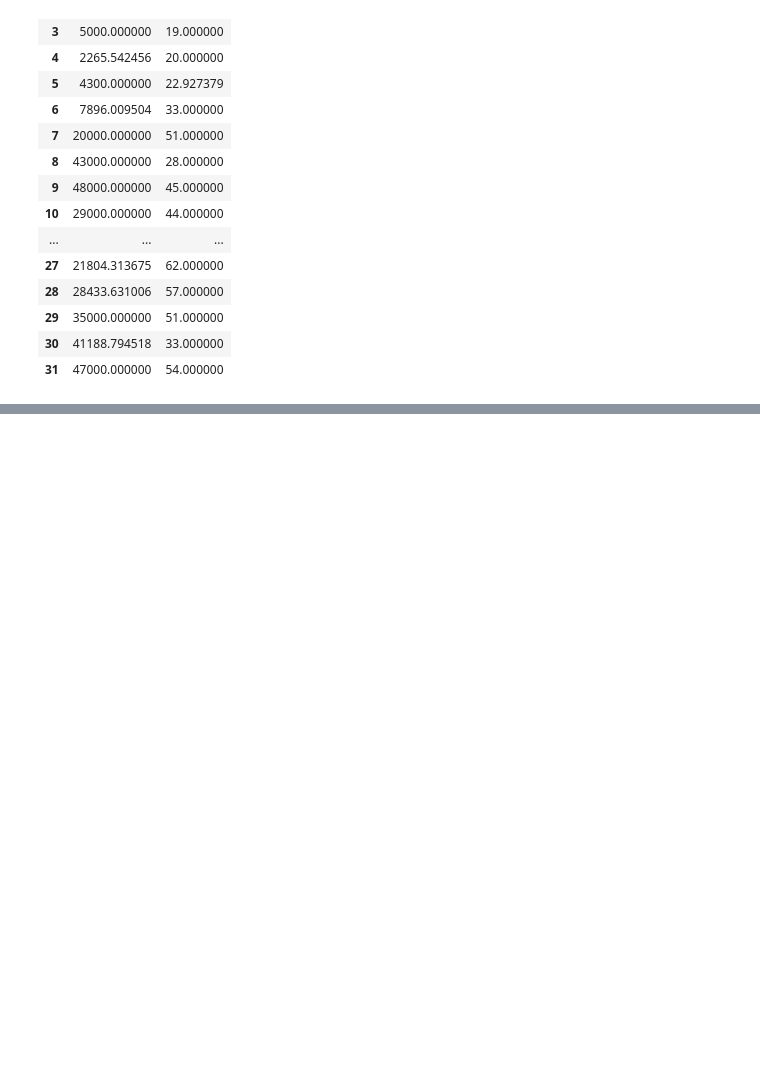
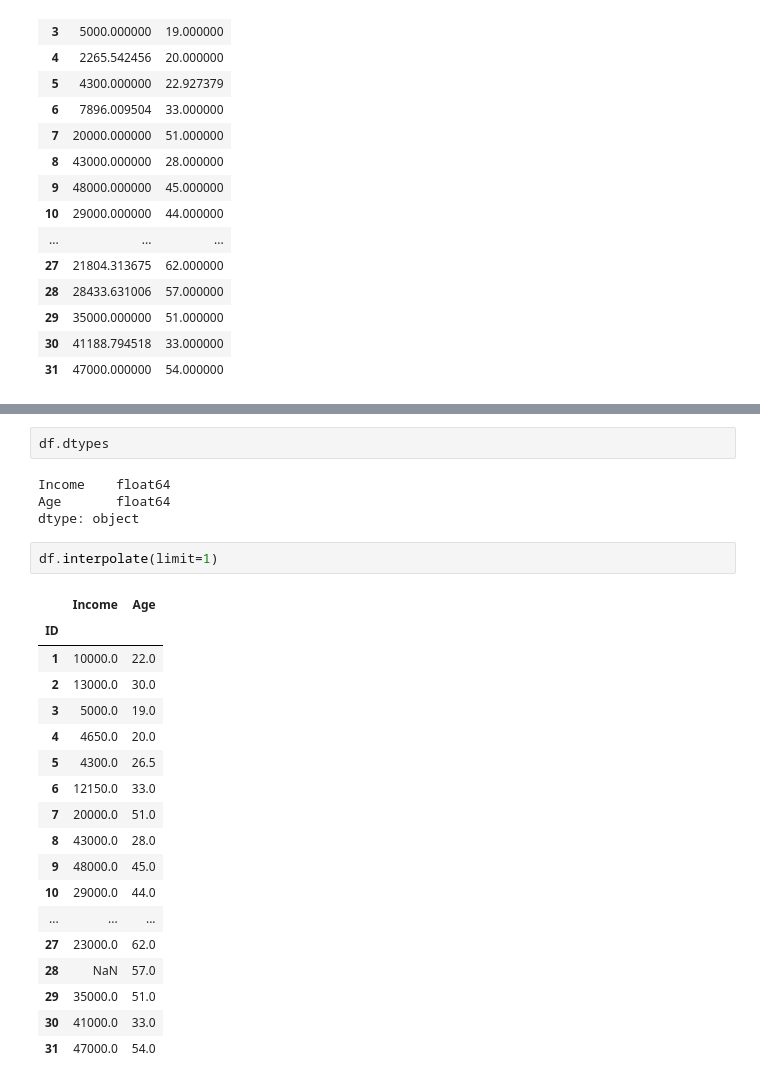
Before and after one commit to ajay-rathod-2001/Royal-Python, a Jupyter notebook: Royal Machine Learning/Pandas Files/Pandas Interpolate.ipynb, the cells around one changed output, grey strips where cells are left out. Drawn from its saved outputs; the diff is of its cells as text; blank space fills up the shorter version.

```diff
--- a/Royal Machine Learning/Pandas Files/Pandas Interpolate.ipynb
+++ b/Royal Machine Learning/Pandas Files/Pandas Interpolate.ipynb
@@ -200,0 +243,27 @@ df.interpolate(method='spline', order = 2)
+# %%
+df.dtypes
+# %% [output]
+Income    float64
+Age       float64
+dtype: object
+# %%
+df.interpolate(limit=1)
+# %% [output]
+|  | Income | Age |
+| ID |  |  |
+| 1 | 10000.0 | 22.0 |
+| 2 | 13000.0 | 30.0 |
+| 3 | 5000.0 | 19.0 |
+| 4 | 4650.0 | 20.0 |
+| 5 | 4300.0 | 26.5 |
+| 6 | 12150.0 | 33.0 |
+| 7 | 20000.0 | 51.0 |
+| 8 | 43000.0 | 28.0 |
+| 9 | 48000.0 | 45.0 |
+| 10 | 29000.0 | 44.0 |
+| ... | ... | ... |
+| 27 | 23000.0 | 62.0 |
+| 28 | NaN | 57.0 |
+| 29 | 35000.0 | 51.0 |
+| 30 | 41000.0 | 33.0 |
+| 31 | 47000.0 | 54.0 |
```
Also changed, not shown: parts of 11 cells of this notebook, 1 other file.
